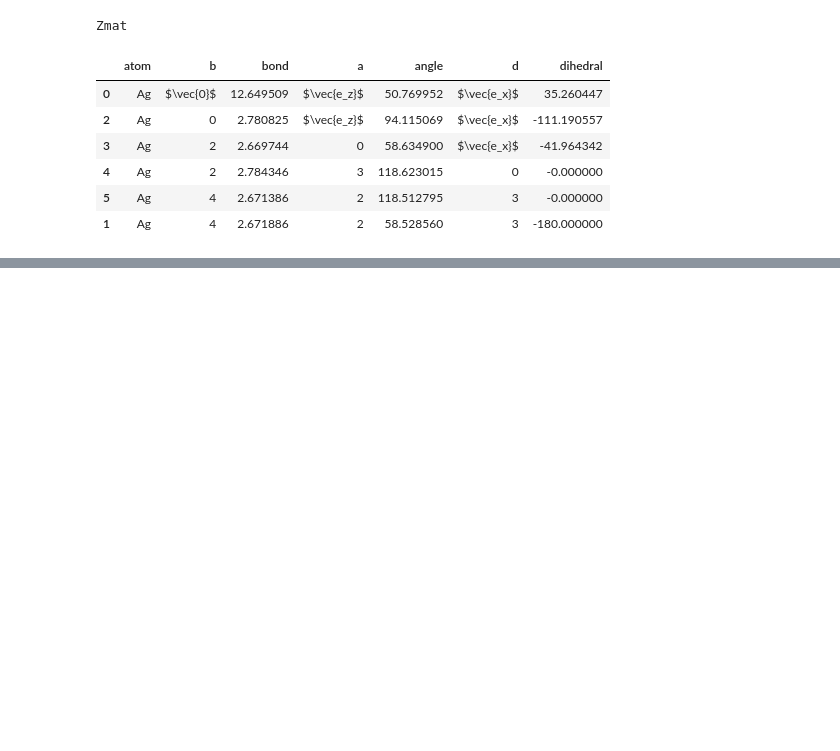
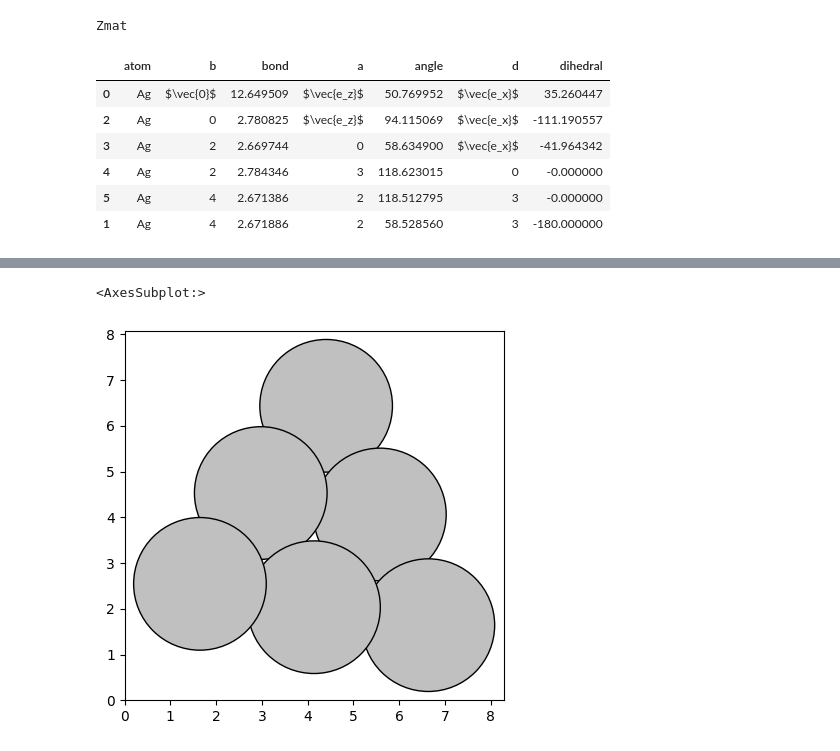
Before and after one commit to anacmolina/ML-DFT, a Jupyter notebook: notebooks/14 - all change of variables with Coordinates_mapping.ipynb, the cells around one changed output, grey strips where cells are left out. Drawn from its saved outputs; the diff is of its cells as text; code cells hidden in the pictures; blank space fills up the shorter version.

```diff
--- a/notebooks/14 - all change of variables with Coordinates_mapping.ipynb
+++ b/notebooks/14 - all change of variables with Coordinates_mapping.ipynb
@@ -39,6 +53,6 @@ Zmat
 | 5 | Ag | 4 | 2.671386 | 2 | 118.512795 | 3 | -0.000000 |
 | 1 | Ag | 4 | 2.671886 | 2 | 58.528560 | 3 | -180.000000 |
 # %%
-zmat = coord_mapping._get_zmat_from_xyz(xyz)
+zmat = coord_mapping._get_zmat_from_zmat_matrix(zmat_matrix)
 zmat
 # %% [output]
@@ -47,0 +66,3 @@ array([ 2.78082505,  2.66974442,  2.78434571,  2.67138608,  2.67188589,
+# %%
+new_zmat_matrix = coord_mapping._build_zmat_matrix_from_zmat(zmat)
+new_zmat_matrix
@@ -47,0 +78,3 @@ array([ 2.78082505,  2.66974442,  2.78434571,  2.67138608,  2.67188589,
+# %%
+new_xyz = coord_mapping._build_xyz_from_zmat_matrix(new_zmat_matrix)
+new_xyz
@@ -47,0 +90,5 @@ array([ 2.78082505,  2.66974442,  2.78434571,  2.67138608,  2.67188589,
+# %%
+plot_atoms(coord_mapping._build_molecule_from_xyz(new_xyz))
+# %% [output]
+<AxesSubplot:>
+[figure, added]
```
Also changed, not shown: parts of 32 cells of this notebook, 1 other file.
